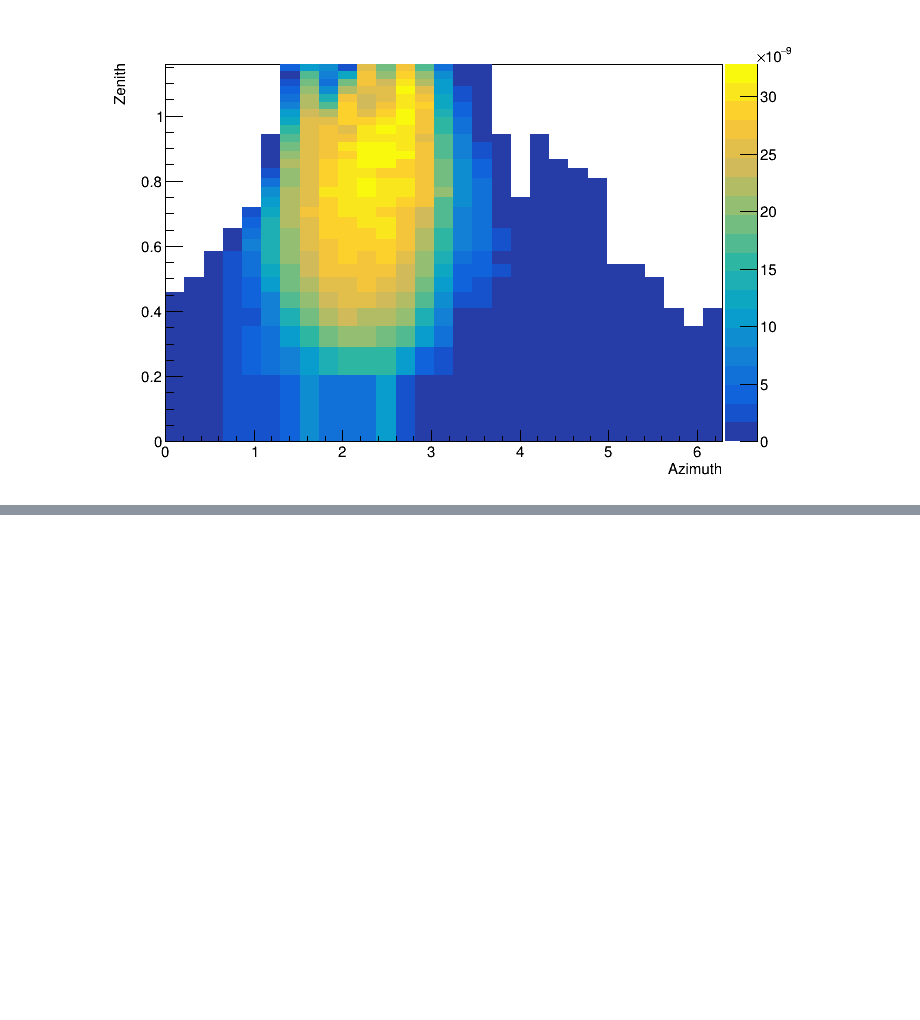
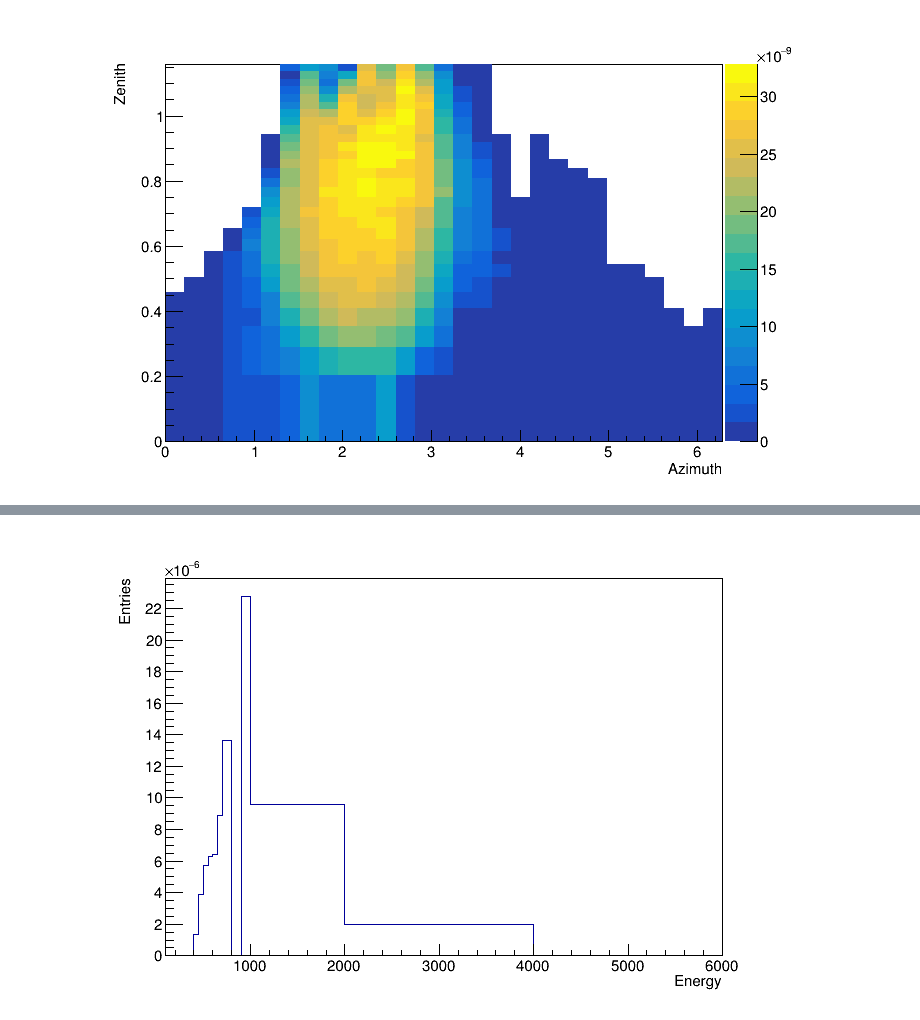
Before and after one commit to kvjmistry/MuonGenerator, a Jupyter notebook: MCEQProposalCombine.ipynb, the cells around one changed output, grey strips where cells are left out. Saved outputs shown, nothing was run; the diff lists cells and outputs as text; code cells hidden in the pictures; blank space fills up the shorter version.

```diff
--- a/MCEQProposalCombine.ipynb
+++ b/MCEQProposalCombine.ipynb
@@ -296,8 +297,11 @@ EBins = [100, 300, 400, 450, 500, 550, 600, 650, 700, 800, 900, 1000, 2000, 4000
 
 h3d = ROOT.TH3F("zae", ";Azimuth; Zenith; Energy", len(binEdges_azimuth)-1, binEdges_azimuth, len(binEdges_zenith)-1, binEdges_zenith, len(EBins)-1, np.asarray(EBins, 'd'))
 
+hE = ROOT.TH1F("E", ";Energy;Entries", len(EBins)-1, np.asarray(EBins, 'd'))
+
 for i in range(len(dataframe["azimuth"])):
     h3d.Fill(dataframe["azimuth"].iloc[i], dataframe["zenith"].iloc[i], dataframe["energy"].iloc[i], dataframe["flux"].iloc[i])
+    hE.Fill(dataframe["energy"].iloc[i], dataframe["flux"].iloc[i])
     # print(dataframe["azimuth"].iloc[i], dataframe["zenith"].iloc[i], dataframe["energy"].iloc[i], dataframe["flux"].iloc[i])
 
 
@@ -373,19 +377,18 @@ for bin in range(0,len(zenith)):
     zenith_smear.append(GetBinSmearValue(zenith_bins, zenith[bin], zenith_BW))
 
 for bin in range(0,len(energy)):
-    print()
     energy_smear.append(GetBinSmearValue(energy_bins, energy[bin], energy_BW))
 
 
 # Now write the stuff to a CSV file
 # open the file in the write mode
-f = open('SimulatedMuonsProposalMCEqEnergy.csv', 'w')
+f = open('files/SimulatedMuonsProposalMCEqEnergy.csv', 'w')
 
 # create the csv writer
 writer = csv.writer(f, escapechar=' ', quoting=csv.QUOTE_NONE, skipinitialspace=True)
 
 for i in range(0, len(weights), 1):
-    row =  ["value", str(weights[i]),str(azimuth[i]),str(zenith[i]),str(energy[i]),str(azimuth_smear[i]),str(zenith_smear[i]),str(energy_smear[i])]
+    row =  ["value", str(weights[i]),str(azimuth[i]),str(zenith[i]),str(energy[i]),str(2*azimuth_smear[i]),str(2*zenith_smear[i]),str(2*energy_smear[i])]
     writer.writerow(row)
 
 for i in range(0, len(zenith_bins), 1):
@@ -411,0 +415,6 @@ Warning in <TROOT::Append>: Replacing existing TH1: za (Potential memory leak).
+# %%
+c = ROOT.TCanvas()
+hE.Draw("hist")
+c.Draw()
+# %% [output]
+[figure, added]
```
Also changed, not shown: parts of 4 cells of this notebook, 6 other files.
